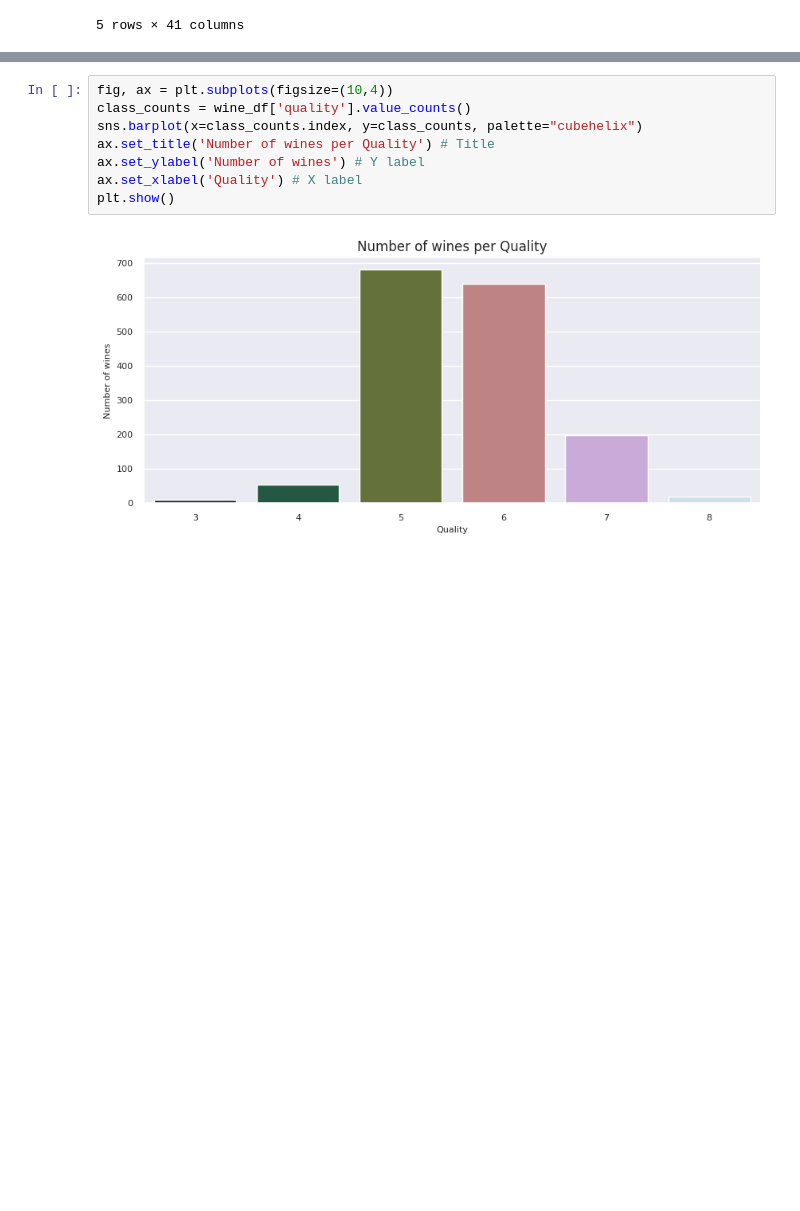
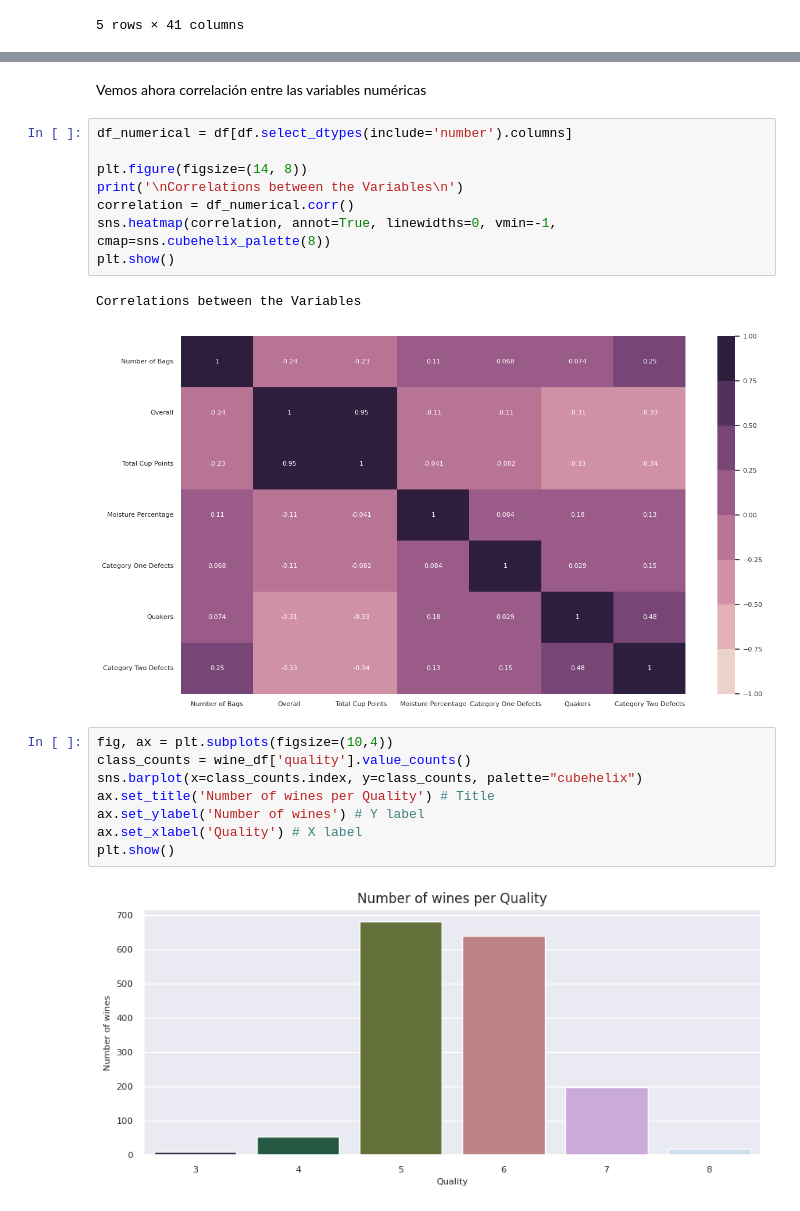
Before and after one commit to TBEverett/CoffeeQualityPrediction, a Jupyter notebook: CoffeePredictionSVM.ipynb, the cells around one changed output, grey strips where cells are left out. Saved outputs shown, nothing was run; the diff lists cells and outputs as text; blank space fills up the shorter version.

```diff
--- a/CoffeePredictionSVM.ipynb
+++ b/CoffeePredictionSVM.ipynb
@@ -176,3 +203,16 @@ plt.show()
+# %% [markdown]
+Vemos ahora correlación entre las variables numéricas
+# %%
+df_numerical = df[df.select_dtypes(include='number').columns]
+
+plt.figure(figsize=(14, 8))
+print('\nCorrelations between the Variables\n')
+correlation = df_numerical.corr()
+sns.heatmap(correlation, annot=True, linewidths=0, vmin=-1, cmap=sns.cubehelix_palette(8))
+plt.show()
+# %% [output]
+Correlations between the Variables
+[figure, added]
 # %%
 fig, ax = plt.subplots(figsize=(10,4))
 class_counts = wine_df['quality'].value_counts()
```
Also changed, not shown: parts of 25 cells of this notebook.
